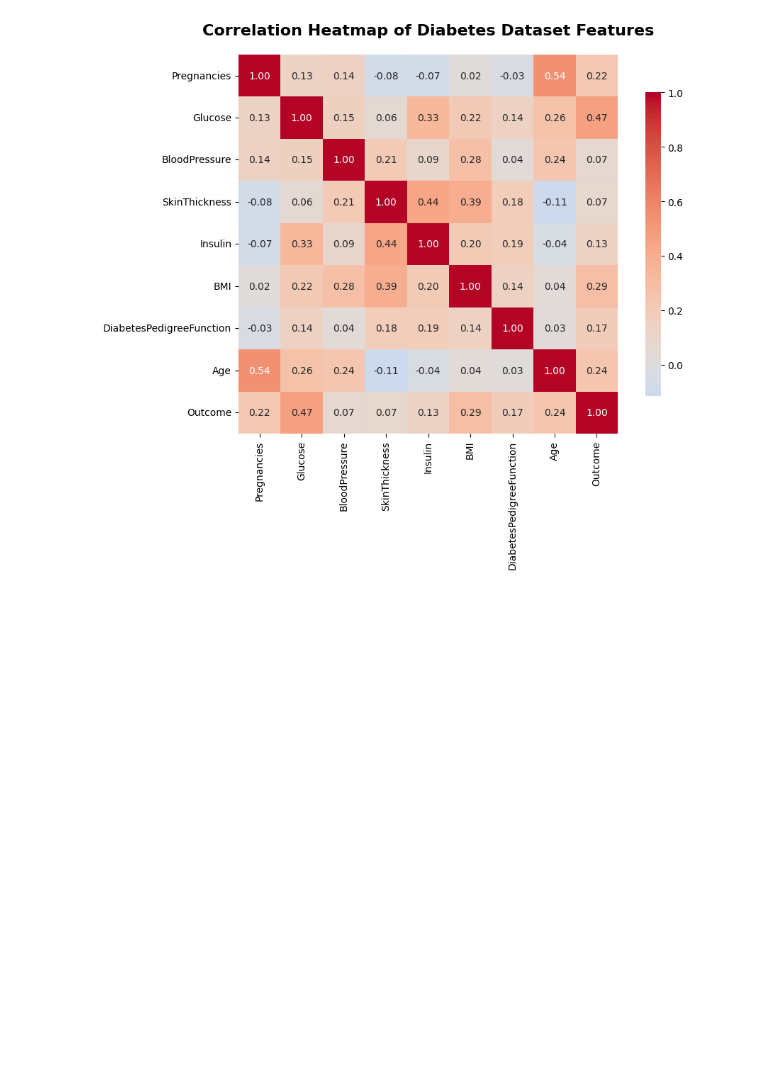
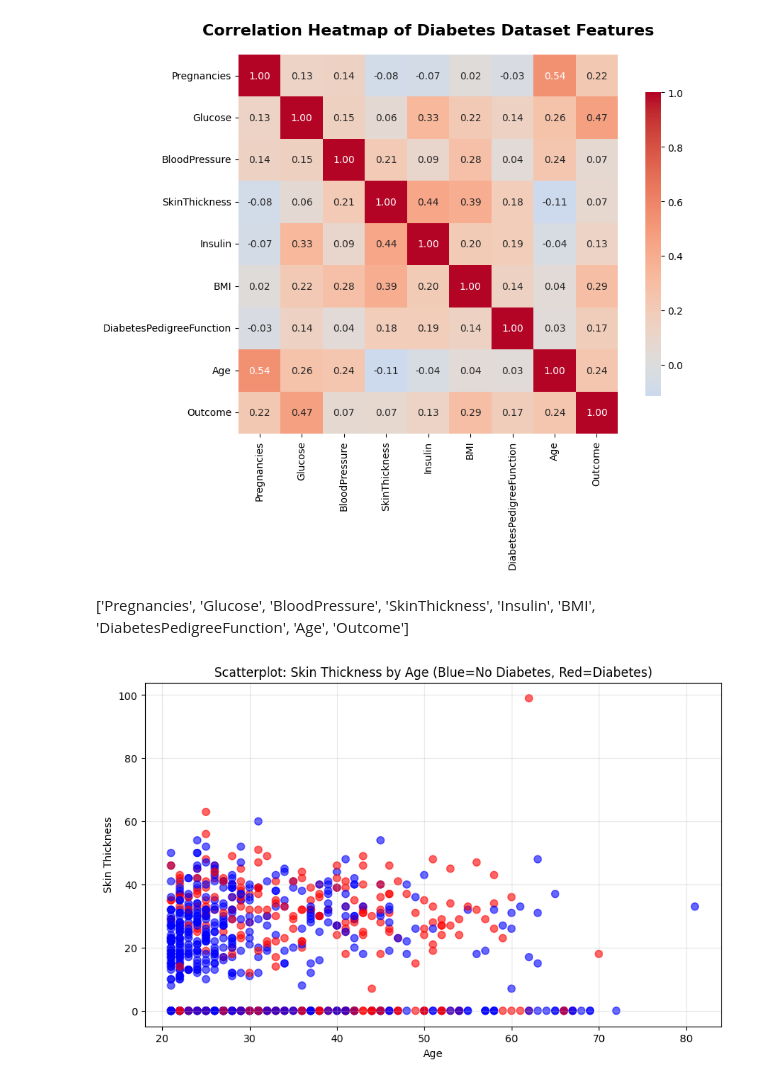
Before and after one commit to jharveymagna/PSET4_Ethics, a Jupyter notebook: Correlation Matrix.ipynb, the cells around one changed output. Saved outputs shown, nothing was run; the diff lists cells and outputs as text; code cells hidden in the pictures; blank space fills up the shorter version.

```diff
--- a/Correlation Matrix.ipynb
+++ b/Correlation Matrix.ipynb
@@ -23,3 +23,17 @@ plt.tight_layout()
 plt.show()
 # %% [output]
 [figure]
+# %% [markdown]
+['Pregnancies', 'Glucose', 'BloodPressure', 'SkinThickness', 'Insulin', 'BMI', 'DiabetesPedigreeFunction', 'Age', 'Outcome']
+# %%
+plt.figure(figsize=(10, 6))
+colors = ['blue' if outcome == 0 else 'red' for outcome in diabetesData['Outcome']]
+plt.scatter(diabetesData['Age'], diabetesData['SkinThickness'],
+           c=colors, alpha=0.6, s=50)
+plt.xlabel('Age')
+plt.ylabel('Skin Thickness')
+plt.title('Scatterplot: Skin Thickness by Age (Blue=No Diabetes, Red=Diabetes)')
+plt.grid(True, alpha=0.3)
+plt.show()
+# %% [output]
+[figure, added]
```
Also changed, not shown: parts of 2 cells of this notebook.
